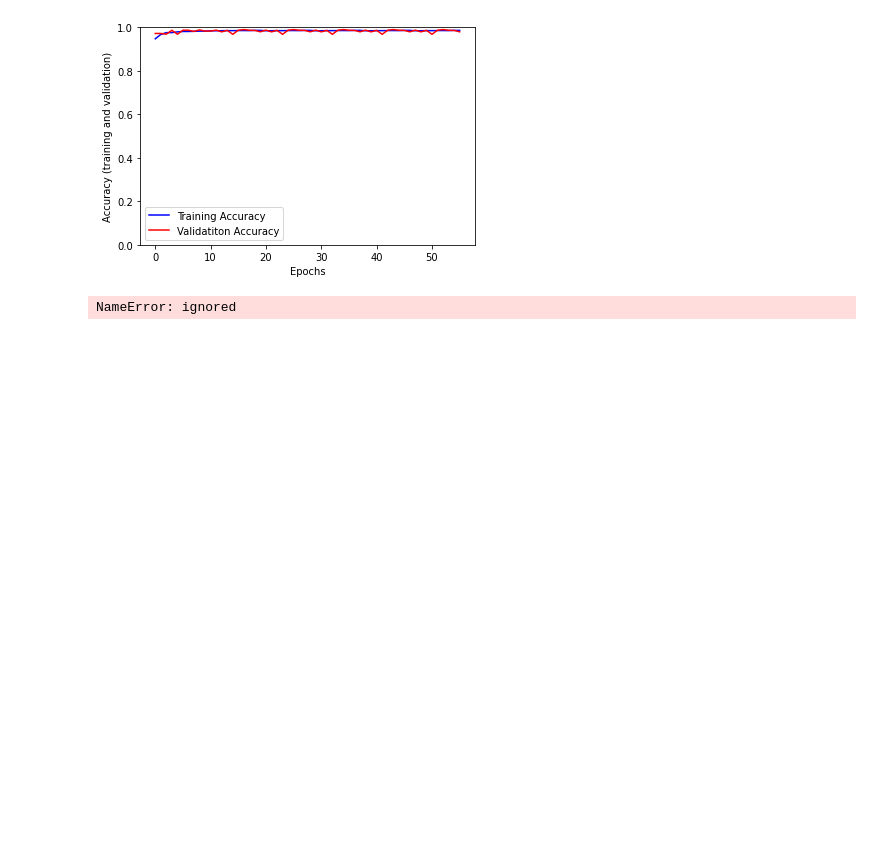
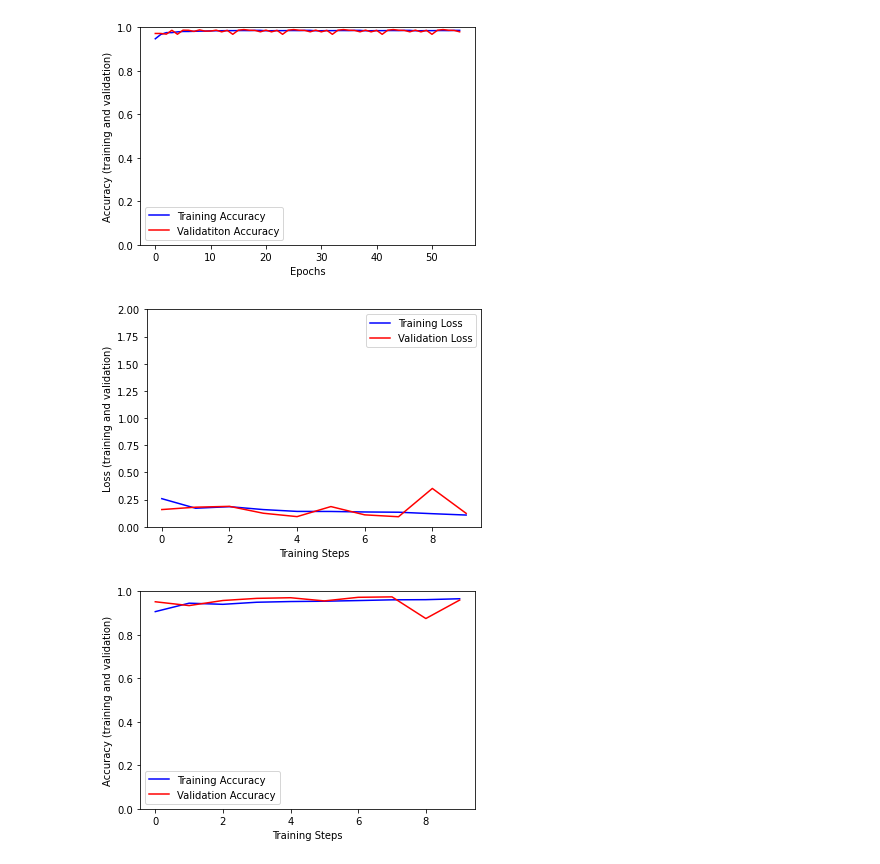
Before and after one commit to spike-h/AP-PA-Classifier, a Jupyter notebook: Dataset_Creator.ipynb, the cells around one changed output. Cells and saved outputs as stored; diff of their text form; code cells hidden in the pictures; blank space fills up the shorter version.

```diff
--- a/Dataset_Creator.ipynb
+++ b/Dataset_Creator.ipynb
@@ -220,7 +220,7 @@ Kaggle_AP = 0
 Kaggle_PA = 0
 IEEE_PA = 0
 IEEE_AP = 0
-epoch_number = 9
+epoch_number = 10
 num_shards = 4
 
 def train_gen(half=None):
@@ -236,7 +236,7 @@ def train_gen(half=None):
   #I manually Separated dcm into seperate folders bc google couldnt read 26k files in one line
   file_paths = []
   labels = []
-  dcm_dir_names = [str(i) for i in range(1,25)]
+  dcm_dir_names = [str(i) for i in range(1,6)]
   for name in dcm_dir_names:
     dcm_dir = colabDir + dataDir + name + '/'
     files = os.listdir(dcm_dir)
@@ -1236,26 +1253,29 @@ plt.show()
 [figure]
 [figure]
 # %%
-#bad one
-s
+#cringe one
 plt.figure()
 plt.ylabel("Loss (training and validation)")
 plt.xlabel("Training Steps")
 plt.ylim([0,2])
-plt.plot(hist["loss"])
-plt.plot(hist["val_loss"])
+plt.plot(hist["loss"], 'b', label='Training Loss')
+plt.plot(hist["val_loss"],'r', label='Validation Loss')
+
+plt.legend()
+plt.show()
 
 plt.figure()
 plt.ylabel("Accuracy (training and validation)")
 plt.xlabel("Training Steps")
 plt.ylim([0,1])
-plt.plot(hist["accuracy"])
-plt.plot(hist["val_accuracy"])
+plt.plot(hist["accuracy"], 'b', label='Training Accuracy')
+plt.plot(hist["val_accuracy"],'r', label='Validation Accuracy')
 
 plt.legend()
 plt.show()
 # %% [output]
-NameError: ignored
+[figure, added]
+[figure, added]
 # %%
 # class_distributions['Kaggle'] = {'AP':Kaggle_AP,
 #                                'PA':Kaggle_PA,
```
Also changed, not shown: parts of 13 cells of this notebook.
